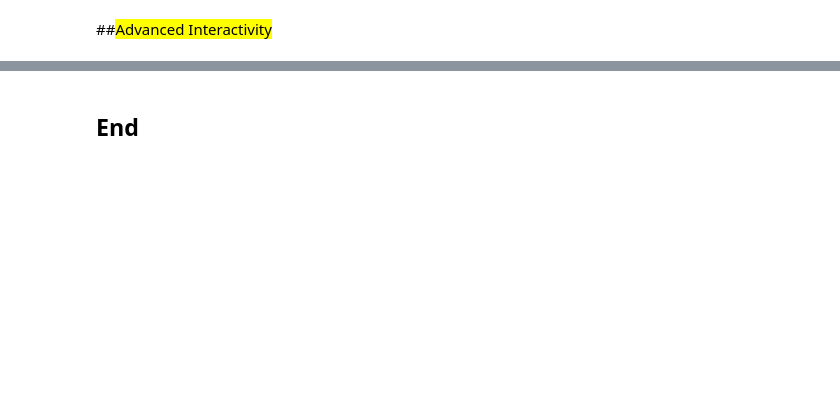
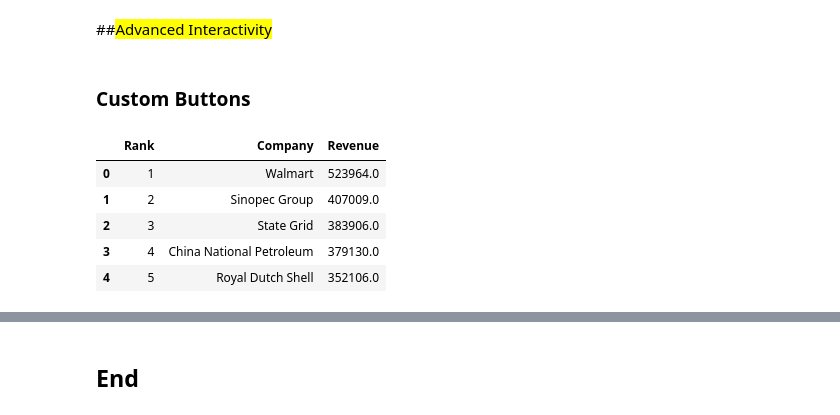
Before and after one commit to alona808/data_viz_plotly, a Jupyter notebook: data_viz_plotly_intro.ipynb, the cells around one changed output, grey strips where cells are left out. Drawn from its saved outputs; the diff is of its cells as text; code cells hidden in the pictures; blank space fills up the shorter version.

```diff
--- a/data_viz_plotly_intro.ipynb
+++ b/data_viz_plotly_intro.ipynb
@@ -651,3 +756,14 @@ fig.show();
 [interactive output not drawn]
 # %% [markdown]
 ##<mark>Advanced Interactivity</mark>
+# %% [markdown]
+### Custom Buttons
+# %%
+df_revenue.head()
+# %% [output]
+|  | Rank | Company | Revenue |
+| 0 | 1 | Walmart | 523964.0 |
+| 1 | 2 | Sinopec Group | 407009.0 |
+| 2 | 3 | State Grid | 383906.0 |
+| 3 | 4 | China National Petroleum | 379130.0 |
+| 4 | 5 | Royal Dutch Shell | 352106.0 |
```
Also changed, not shown: parts of 27 cells of this notebook.
